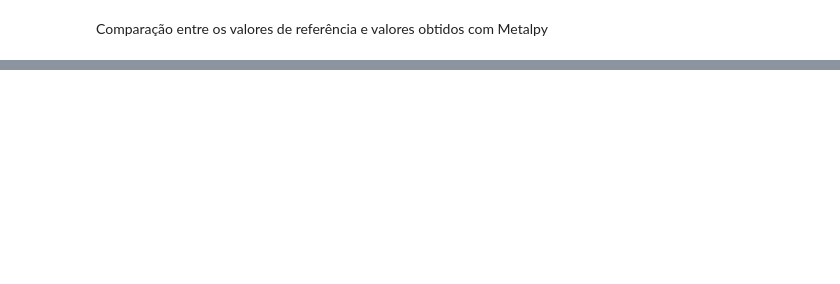
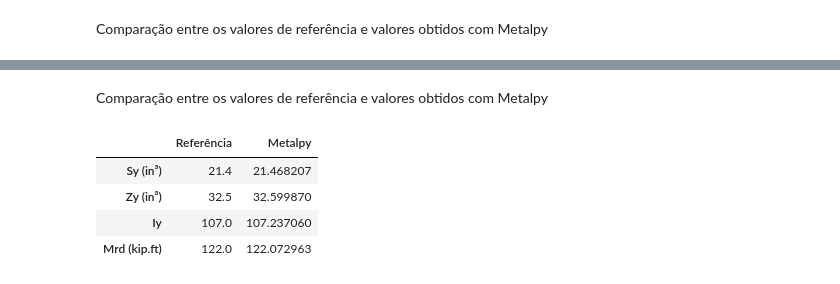
Before and after one commit to JoaoSevergnini/metalpy, a Jupyter notebook: ex_perfis_I_laminados.ipynb, the cells around one changed output, grey strips where cells are left out. Drawn from its saved outputs; the diff is of its cells as text; code cells hidden in the pictures; blank space fills up the shorter version.

```diff
--- a/ex_perfis_I_laminados.ipynb
+++ b/ex_perfis_I_laminados.ipynb
@@ -221,0 +426,32 @@ df
+# %% [markdown]
+Comparação entre os valores de referência e valores obtidos com Metalpy
+# %%
+#Respostas do exercicio
+r_Sy = 21.4 # Módulo elástico
+r_Zy= 32.5 # Módulo Plástico
+r_Iy = 107 # Momento de inércia
+r_Mrd = 122
+
+#Respostas com Metalpy
+mp_Sy = W310X86.Wy * cm_to_in ** 3
+mp_Zy = W310X86.Zy * cm_to_in ** 3
+mp_Iy = W310X86.Iy * cm_to_in ** 4
+
+# Calculando o momento resistente de cálculo e obtendo os dados do cálculo
+Cb = 1
+Lb = 15 * ft_to_cm
+Mrd, dados_FLM = W310X86.Mrdy(Lb = Lb, Cb = Cb, data=True)
+mp_Mrd = Mrd * kNcm_to_kipft
+
+columns = 'Referência Metalpy'.split()
+index = ['Sy (in³)', 'Zy (in³)', 'Iy', 'Mrd (kip.ft)']
+data = zip([r_Sy, r_Zy, r_Iy, r_Mrd], [ mp_Sy, mp_Zy, mp_Iy, mp_Mrd])
+
+df = pd.DataFrame(data,index=index,columns=columns)
+df
+# %% [output]
+|  | Referência | Metalpy |
+| Sy (in³) | 21.4 | 21.468207 |
+| Zy (in³) | 32.5 | 32.599870 |
+| Iy | 107.0 | 107.237060 |
+| Mrd (kip.ft) | 122.0 | 122.072963 |
```
Also changed, not shown: parts of 26 cells of this notebook, 3 other files.
